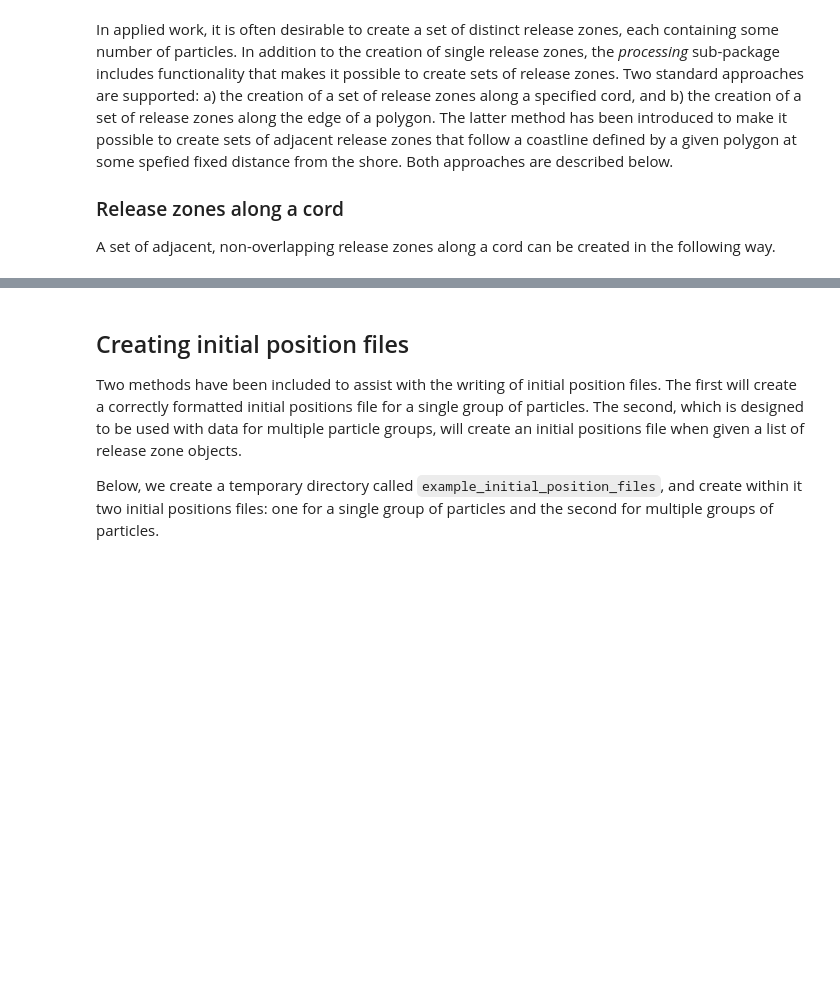
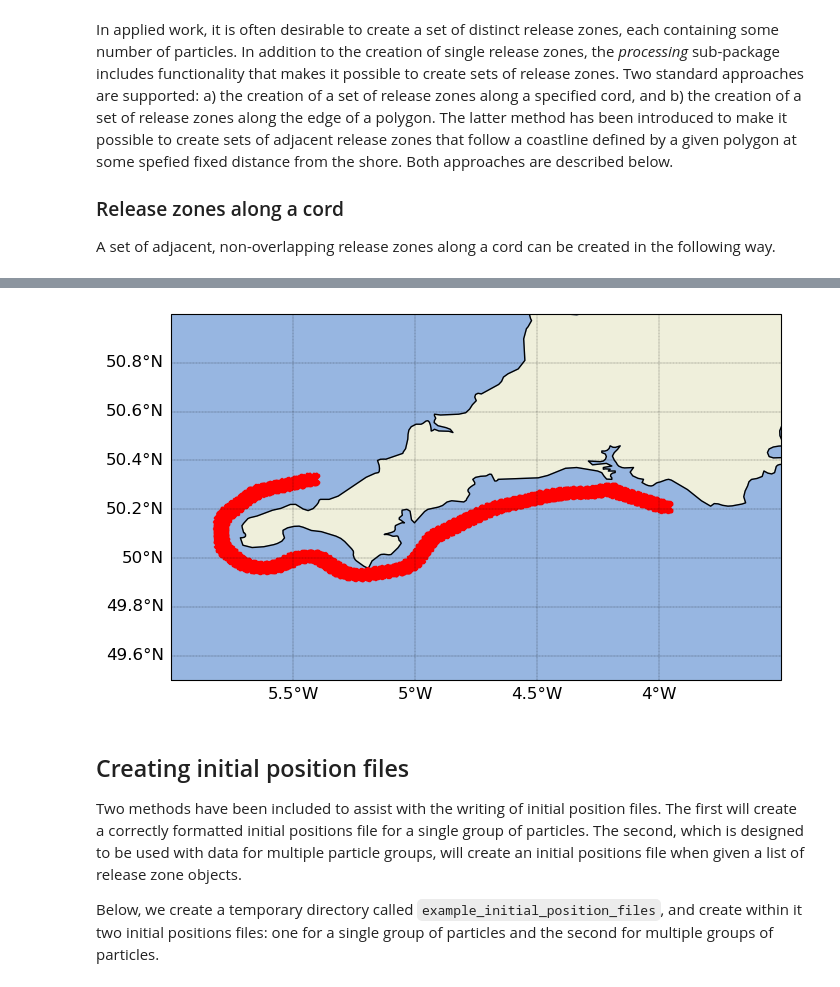
Before and after one commit to pmlmodelling/pylag, a Jupyter notebook: doc/source/documentation/cookbook/initial_positions.ipynb, the cells around one changed output, grey strips where cells are left out. Cells and saved outputs as stored; diff of their text form; code cells hidden in the pictures; blank space fills up the shorter version.

```diff
--- a/doc/source/documentation/cookbook/initial_positions.ipynb
+++ b/doc/source/documentation/cookbook/initial_positions.ipynb
@@ -175,3 +163,97 @@ plt.show()
+# %%
+import os
+import subprocess
+import zipfile
+import geopandas as gpd
+from shapely.geometry import Point
+
+from pylag.processing.release_zone import create_release_zones_around_shape_section
+
+
+# We will use 50 m resolution land data from the Natural Earth website
+land_product_name = "ne_50m_land"
+land_data_dir = f"./{land_product_name}"
+land_data_file_name = f"{land_data_dir}/{land_product_name}.shp"
+
+# Only download the data if it hasn't been downloaded already
+if not os.path.isfile(f"{land_data_file_name}"):
+
+    # Download the data?
+    zip_file = f"{land_product_name}.zip"
+    if not os.path.isfile(f"./{zip_file}"):
+        url = (f"https://www.naturalearthdata.com/http/"
+               f"/www.naturalearthdata.com/download/50m/"
+               f"physical/{zip_file}")
+        download = subprocess.run(["wget", f"{url}"],
+                                  capture_output=True,
+                                  encoding='utf-8')
+        download.check_returncode()
+
+    # Unzip the data
+    with zipfile.ZipFile(f"./{zip_file}", "r") as zip_ref:
+        zip_ref.extractall(land_data_dir)
+
+
+# Define characteristics of the release zones
+# -------------------------------------------
+
+# Location where we want to start creating release zones
+start_loc = Point(-4., 50.3)
+
+# Target length of path along which to create release zones (200 km)
+target_length = 2.0e5
+
+# Radius of release zones (1000 m)
+radius = 1000.0
+
+# Number of particles to release per release zone
+n_particles = 100
+
+# Read in the data
+# ----------------
+gdf = gpd.read_file(land_data_file_name)
+
+# Extract data for Ireland and UK
+gdf = gdf.cx[-10.0:0.0, 50.0:60.0]
+
+# Determine the closest polygon to the start location
+# ---------------------------------------------------
+
+# Convert shapefile to UTM coordinates, EPSG:32630
+utm_epsg_code = '32630'
+gdf = gdf.to_crs(epsg=utm_epsg_code)
+
+# Create a copy of the data
+gdf_buffered = gdf.copy()
+
+# Add 10,000 m buffer
+buffer_size = 10.e4
+gdf_buffered['geometry'] = gdf_buffered.buffer(buffer_size)
+
+# Find closest polygon
+closest_polygon = gdf_buffered.distance(start_loc).idxmin()
+
+# Convert back to lon/lat
+gdf = gdf.to_crs(epsg=4326)
+gdf_buffered = gdf_buffered.to_crs(epsg=4326)
+
+# Extract the closest polygon
+poly = gdf_buffered.loc[closest_polygon, 'geometry']
+
+# Create release zones
+# --------------------
+release_zones = create_release_zones_around_shape_section(poly,
+                                                          start_loc,
+                                                          target_length=target_length,
+                                                          release_zone_radius=radius,
+                                                          n_particles=n_particles)
+
+# Plot the release zones
+# ----------------------
+plot_release_zone_locations(release_zones, [-6.0, -3.5, 49.5, 51.],
+                            utm_epsg_code)
+# %% [output]
+[figure, added]
 # %% [markdown]
 ## Creating initial position files
 
```
Also changed, not shown: parts of 4 cells of this notebook.
